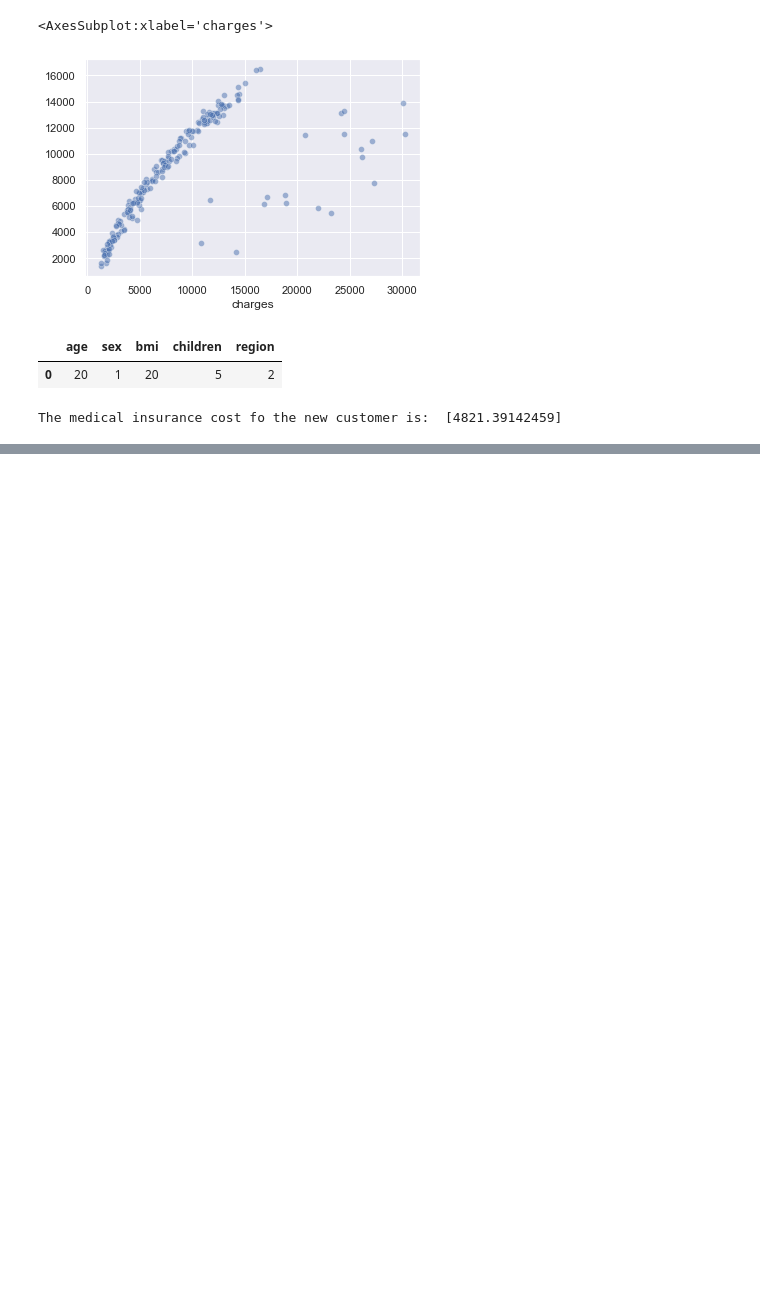
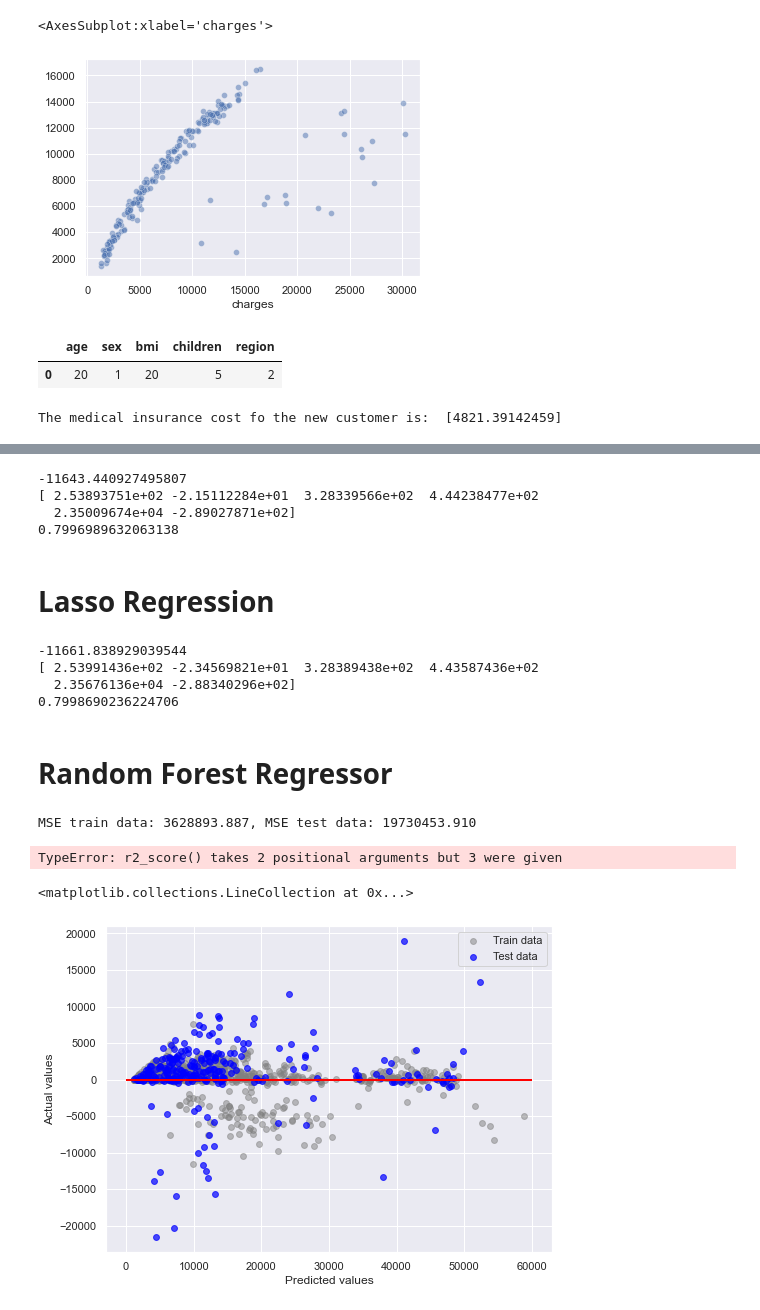
Before and after one commit to Knyazhna/UWFinTech_Group4_Project2, a Jupyter notebook: Predicting_health_insurance_cost.ipynb, the cells around one changed output, grey strips where cells are left out. Drawn from its saved outputs; the diff is of its cells as text; code cells hidden in the pictures; blank space fills up the shorter version.

Commit message:
Added Linear, Ridge, Lasso, Random Forest Regressor models for review and compare

```diff
--- a/Predicting_health_insurance_cost.ipynb
+++ b/Predicting_health_insurance_cost.ipynb
@@ -381,0 +418,65 @@ iteration=1500
+# %%
+from sklearn.linear_model import Ridge
+Ridge = Ridge(alpha=0.5)
+Ridge.fit(x_train, y_train)
+print(Ridge.intercept_)
+print(Ridge.coef_)
+print(Ridge.score(x_test, y_test))
+# %% [output]
+-11643.440927495807
+[ 2.53893751e+02 -2.15112284e+01  3.28339566e+02  4.44238477e+02
+  2.35009674e+04 -2.89027871e+02]
+0.7996989632063138
+# %% [markdown]
+# Lasso Regression
+# %%
+from sklearn.linear_model import Lasso
+Lasso = Lasso(alpha=0.2, fit_intercept=True, normalize=False, precompute=False, max_iter=1000,
+              tol=0.0001, warm_start=False, positive=False, random_state=None, selection='cyclic')
+Lasso.fit(x_train, y_train)
+print(Lasso.intercept_)
+print(Lasso.coef_)
+print(Lasso.score(x_test, y_test))
+# %% [output]
+-11661.838929039544
+[ 2.53991436e+02 -2.34569821e+01  3.28389438e+02  4.43587436e+02
+  2.35676136e+04 -2.88340296e+02]
+0.7998690236224706
+# %% [markdown]
+# Random Forest Regressor
+# %%
+from sklearn.ensemble import RandomForestRegressor as rfr
+x = insurance_df.drop(['charges'], axis=1)
+y = insurance_df.charges
+Rfr = rfr(n_estimators = 100, criterion = 'mse',
+                              random_state = 1,
+                              n_jobs = -1)
+Rfr.fit(x_train,y_train)
+x_train_pred = Rfr.predict(x_train)
+x_test_pred = Rfr.predict(x_test)
+
+print('MSE train data: %.3f, MSE test data: %.3f' %
+      (metrics.mean_squared_error(x_train_pred, y_train),
+       metrics.mean_squared_error(x_test_pred, y_test)))
+print('R2 train data: %.3f, R2 test data: %.3f' %
+      (metrics.r2_score(y_train,x_train_pred, y_train),
+       metrics.r2_score(y_test,x_test_pred, y_test)))
+# %% [output]
+MSE train data: 3628893.887, MSE test data: 19730453.910
+TypeError: r2_score() takes 2 positional arguments but 3 were given
+# %%
+plt.figure(figsize=(8,6))
+
+plt.scatter(x_train_pred, x_train_pred - y_train,
+          c = 'gray', marker = 'o', s = 35, alpha = 0.5,
+          label = 'Train data')
+plt.scatter(x_test_pred, x_test_pred - y_test,
+          c = 'blue', marker = 'o', s = 35, alpha = 0.7,
+          label = 'Test data')
+plt.xlabel('Predicted values')
+plt.ylabel('Actual values')
+plt.legend(loc = 'upper right')
+plt.hlines(y = 0, xmin = 0, xmax = 60000, lw = 2, color = 'red')
+# %% [output]
+<matplotlib.collections.LineCollection at 0x...>
+[figure, added]
```
Also changed, not shown: parts of 13 cells of this notebook, 1 other file.
